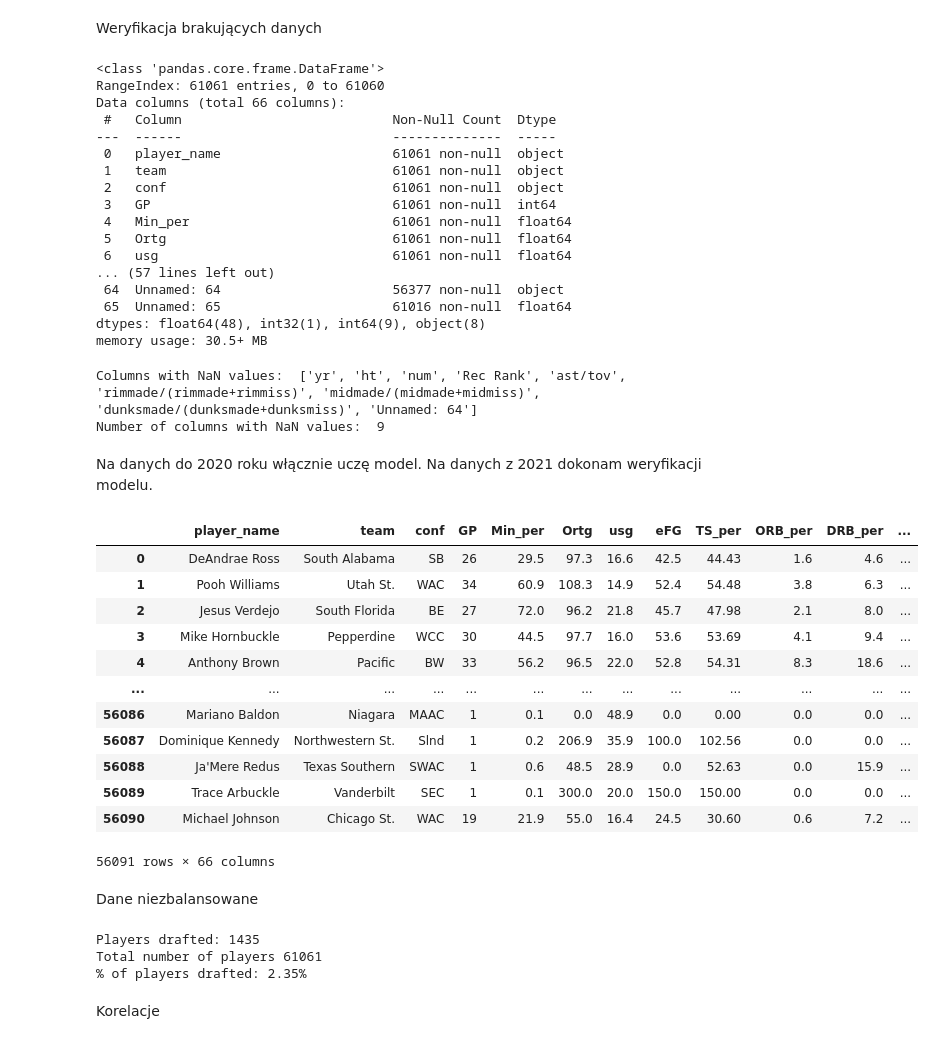
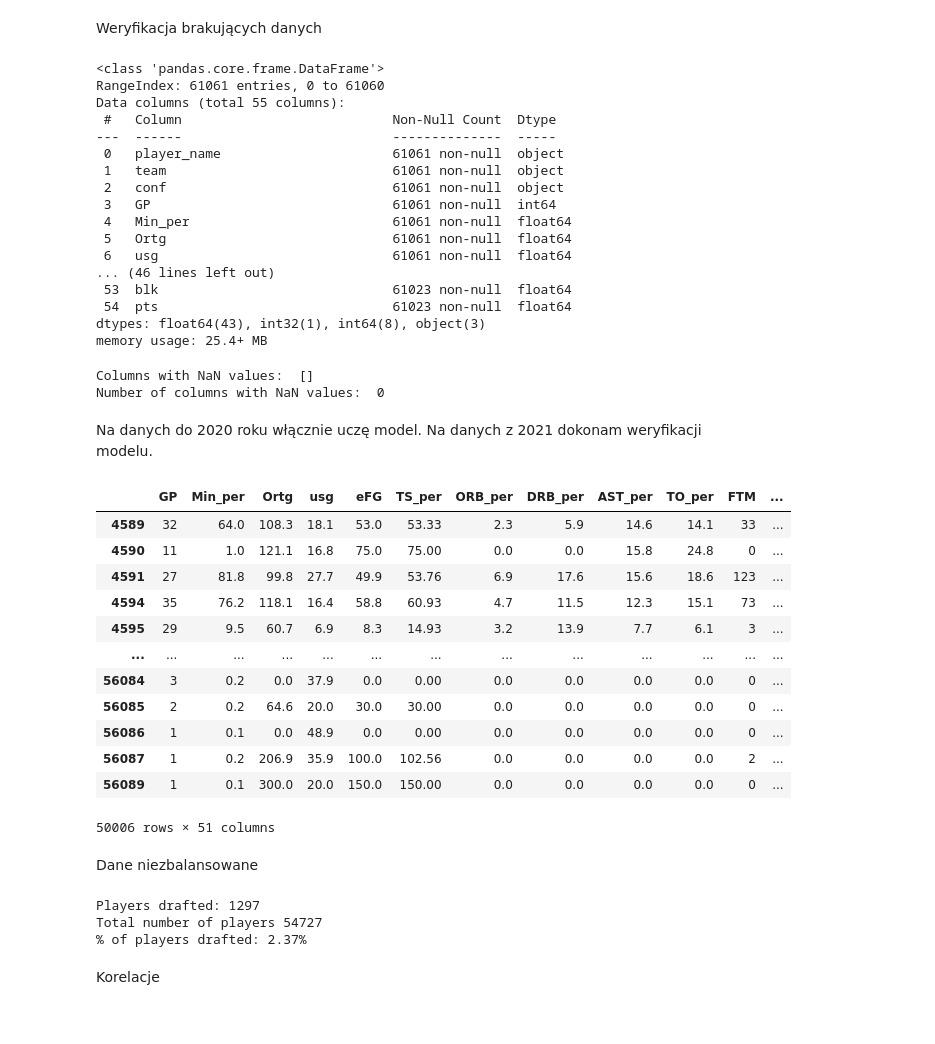
Before and after one commit to rakjuliaoczy/drafting, a Jupyter notebook: factorsAnalysis.ipynb, the cells around one changed output. Drawn from its saved outputs; the diff is of its cells as text; code cells hidden in the pictures.

```diff
--- a/factorsAnalysis.ipynb
+++ b/factorsAnalysis.ipynb
@@ -28,7 +25,3 @@ cos tu taj na probe
-# %%
-# Path of file to read
-data_path = 'CollegeBasketballPlayers2009-2021.csv'
-total_ball_data = pd.read_csv(data_path, low_memory = False)
 # %% [markdown]
 Prezentacja danych
 # %%
@@ -72,6 +65,8 @@ for i in range(len(total_ball_data)):
         total_ball_data["pick"][i]=1
 
 total_ball_data['pick'] = total_ball_data['pick'].astype(int)
+# %%
+total_ball_data = total_ball_data.drop(['ht', 'yr', 'num', 'pid', 'type', 'Rec Rank', 'gbpm', 'ogbpm', 'dgbpm', 'Unnamed: 64', 'Unnamed: 65'], axis=1)
 # %% [markdown]
 Weryfikacja brakujących danych
 # %%
@@ -79,7 +74,7 @@ total_ball_data.info()
 # %% [output]
 <class 'pandas.core.frame.DataFrame'>
 RangeIndex: 61061 entries, 0 to 61060
-Data columns (total 66 columns):
+Data columns (total 55 columns):
  #   Column                           Non-Null Count  Dtype
 ---  ------                           --------------  -----
  0   player_name                      61061 non-null  object
@@ -89,17 +84,22 @@ Data columns (total 66 columns):
  4   Min_per                          61061 non-null  float64
  5   Ortg                             61061 non-null  float64
  6   usg                              61061 non-null  float64
-... (57 lines left out)
- 64  Unnamed: 64                      56377 non-null  object
- 65  Unnamed: 65                      61016 non-null  float64
-dtypes: float64(48), int32(1), int64(9), object(8)
-memory usage: 30.5+ MB
+... (46 lines left out)
+ 53  blk                              61023 non-null  float64
+ 54  pts                              61023 non-null  float64
+dtypes: float64(43), int32(1), int64(8), object(3)
+memory usage: 25.4+ MB
 # %%
 #filtruje przez te 3 kolumny zeby nie stracic zbyt duzej liczby zmiennych objasniajacych
 # w ten sposob tracę 9 a nie 34 zmiennych objasniajacych
 total_ball_data =total_ball_data[total_ball_data['drtg'].notna()]
 total_ball_data =total_ball_data[total_ball_data['ast'].notna()]
 total_ball_data =total_ball_data[total_ball_data['dunksmade'].notna()]
+
+total_ball_data['rimmade/(rimmade+rimmiss)'].fillna(0, inplace=True)
+total_ball_data['midmade/(midmade+midmiss)'].fillna(0, inplace=True)
+total_ball_data['dunksmade/(dunksmade+dunksmiss)'].fillna(0, inplace=True)
+total_ball_data['ast/tov'].fillna(0, inplace=True)
 # %%
 null_columns = total_ball_data.columns[total_ball_data.isnull().any()]
 
@@ -110,31 +110,32 @@ num_null_columns = len(null_columns)
 print("Columns with NaN values: ", list(null_columns))
 print("Number of columns with NaN values: ", num_null_columns)
 # %% [output]
-Columns with NaN values:  ['yr', 'ht', 'num', 'Rec Rank', 'ast/tov', 'rimmade/(rimmade+rimmiss)', 'midmade/(midmade+midmiss)', 'dunksmade/(dunksmade+dunksmiss)', 'Unnamed: 64']
-Number of columns with NaN values:  9
+Columns with NaN values:  []
+Number of columns with NaN values:  0
 # %%
 total_ball_data = total_ball_data._get_numeric_data()
-total_ball_data=total_ball_data.dropna(axis=1)
 # %% [markdown]
 Na danych do 2020 roku włącznie uczę model. Na danych z 2021 dokonam weryfikacji modelu.
 # %%
 ball_data = total_ball_data.loc[total_ball_data['year'] < 2021]
+ball_data = ball_data.drop(['year'], axis=1)
 ball_data_2021 = total_ball_data.loc[total_ball_data['year'] == 2021]
+ball_data_2021 = ball_data_2021.drop(['year'], axis=1)
 ball_data
 # %% [output]
-|  | player_name | team | conf | GP | Min_per | Ortg | usg | eFG | TS_per | ORB_per | DRB_per | ... |
-| 0 | DeAndrae Ross | South Alabama | SB | 26 | 29.5 | 97.3 | 16.6 | 42.5 | 44.43 | 1.6 | 4.6 | ... |
-| 1 | Pooh Williams | Utah St. | WAC | 34 | 60.9 | 108.3 | 14.9 | 52.4 | 54.48 | 3.8 | 6.3 | ... |
-| 2 | Jesus Verdejo | South Florida | BE | 27 | 72.0 | 96.2 | 21.8 | 45.7 | 47.98 | 2.1 | 8.0 | ... |
-| 3 | Mike Hornbuckle | Pepperdine | WCC | 30 | 44.5 | 97.7 | 16.0 | 53.6 | 53.69 | 4.1 | 9.4 | ... |
-| 4 | Anthony Brown | Pacific | BW | 33 | 56.2 | 96.5 | 22.0 | 52.8 | 54.31 | 8.3 | 18.6 | ... |
+|  | GP | Min_per | Ortg | usg | eFG | TS_per | ORB_per | DRB_per | AST_per | TO_per | FTM | ... |
+| 4589 | 32 | 64.0 | 108.3 | 18.1 | 53.0 | 53.33 | 2.3 | 5.9 | 14.6 | 14.1 | 33 | ... |
+| 4590 | 11 | 1.0 | 121.1 | 16.8 | 75.0 | 75.00 | 0.0 | 0.0 | 15.8 | 24.8 | 0 | ... |
+| 4591 | 27 | 81.8 | 99.8 | 27.7 | 49.9 | 53.76 | 6.9 | 17.6 | 15.6 | 18.6 | 123 | ... |
+| 4594 | 35 | 76.2 | 118.1 | 16.4 | 58.8 | 60.93 | 4.7 | 11.5 | 12.3 | 15.1 | 73 | ... |
+| 4595 | 29 | 9.5 | 60.7 | 6.9 | 8.3 | 14.93 | 3.2 | 13.9 | 7.7 | 6.1 | 3 | ... |
 | ... | ... | ... | ... | ... | ... | ... | ... | ... | ... | ... | ... | ... |
-| 56086 | Mariano Baldon | Niagara | MAAC | 1 | 0.1 | 0.0 | 48.9 | 0.0 | 0.00 | 0.0 | 0.0 | ... |
-| 56087 | Dominique Kennedy | Northwestern St. | Slnd | 1 | 0.2 | 206.9 | 35.9 | 100.0 | 102.56 | 0.0 | 0.0 | ... |
-| 56088 | Ja'Mere Redus | Texas Southern | SWAC | 1 | 0.6 | 48.5 | 28.9 | 0.0 | 52.63 | 0.0 | 15.9 | ... |
-| 56089 | Trace Arbuckle | Vanderbilt | SEC | 1 | 0.1 | 300.0 | 20.0 | 150.0 | 150.00 | 0.0 | 0.0 | ... |
-| 56090 | Michael Johnson | Chicago St. | WAC | 19 | 21.9 | 55.0 | 16.4 | 24.5 | 30.60 | 0.6 | 7.2 | ... |
+| 56084 | 3 | 0.2 | 0.0 | 37.9 | 0.0 | 0.00 | 0.0 | 0.0 | 0.0 | 0.0 | 0 | ... |
+| 56085 | 2 | 0.2 | 64.6 | 20.0 | 30.0 | 30.00 | 0.0 | 0.0 | 0.0 | 0.0 | 0 | ... |
+| 56086 | 1 | 0.1 | 0.0 | 48.9 | 0.0 | 0.00 | 0.0 | 0.0 | 0.0 | 0.0 | 0 | ... |
+| 56087 | 1 | 0.2 | 206.9 | 35.9 | 100.0 | 102.56 | 0.0 | 0.0 | 0.0 | 0.0 | 2 | ... |
+| 56089 | 1 | 0.1 | 300.0 | 20.0 | 150.0 | 150.00 | 0.0 | 0.0 | 0.0 | 0.0 | 0 | ... |
-56091 rows × 66 columns
+50006 rows × 51 columns
 # %% [markdown]
 Dane niezbalansowane
 # %%
@@ -145,8 +146,8 @@ z=k/n*100
 print('Total number of players',n)
 print("% of players drafted: {:,.2f}%".format(z))
 # %% [output]
-Players drafted: 1435
-Total number of players 61061
-% of players drafted: 2.35%
+Players drafted: 1297
+Total number of players 54727
+% of players drafted: 2.37%
 # %% [markdown]
 Korelacje
```
Also changed, not shown: parts of 12 cells of this notebook.
